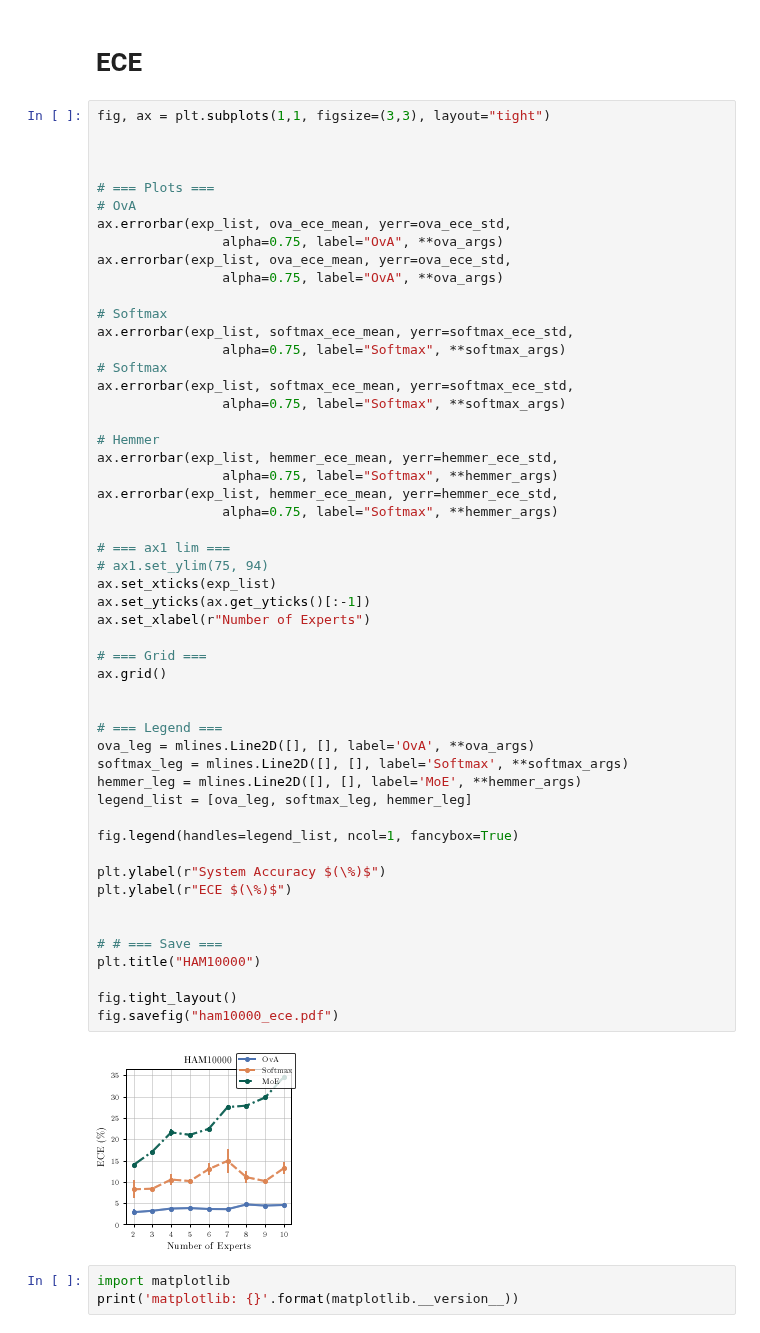
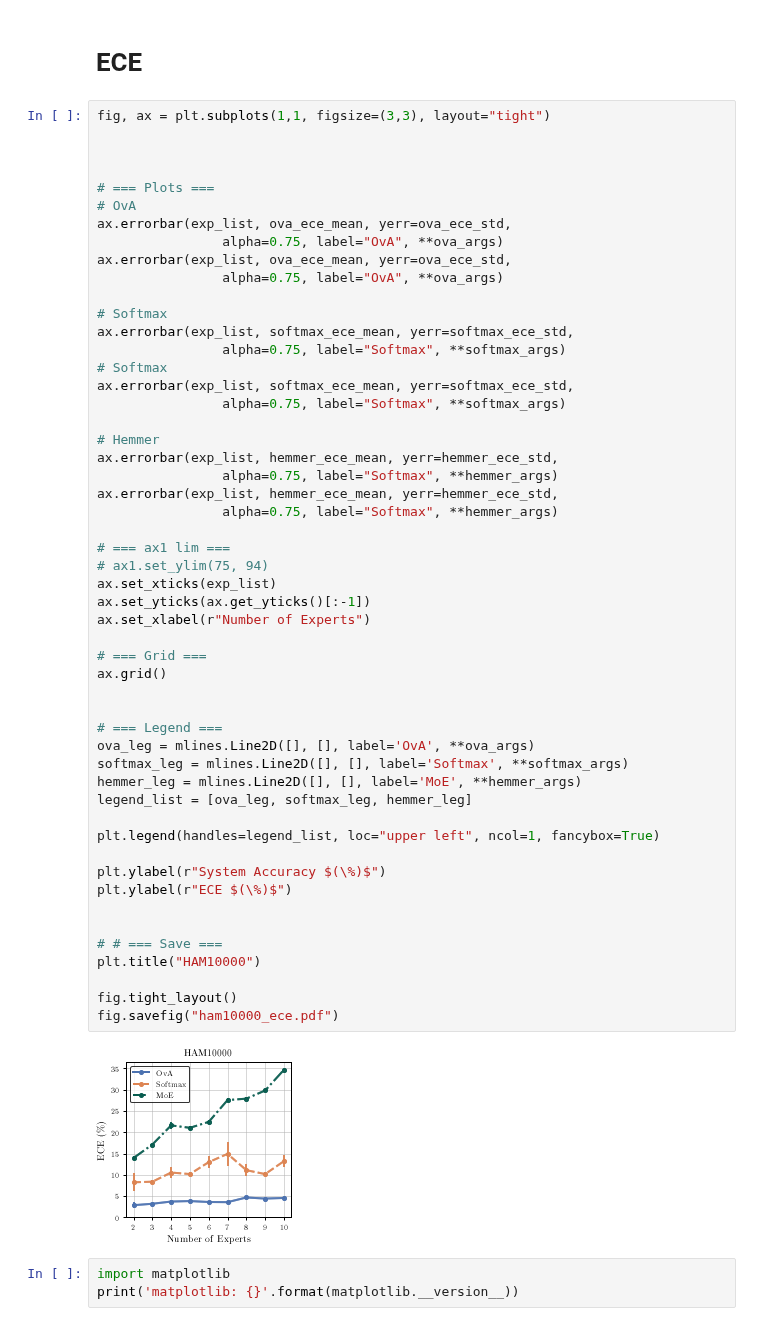
Before and after one commit to rajevv/Multi_L2D, a Jupyter notebook: ham10000/HAM10000Rebuttal.ipynb, the cells around one changed output. Drawn from its saved outputs; the diff is of its cells as text.

```diff
--- a/ham10000/HAM10000Rebuttal.ipynb
+++ b/ham10000/HAM10000Rebuttal.ipynb
@@ -226,35 +227,35 @@ ax.errorbar(exp_list, hemmer_ece_mean, yerr=hemmer_ece_std,
 ax.errorbar(exp_list, hemmer_ece_mean, yerr=hemmer_ece_std,
                 alpha=0.75, label="Softmax", **hemmer_args)
 
 # === ax1 lim ===
 # ax1.set_ylim(75, 94)
 ax.set_xticks(exp_list)
 ax.set_yticks(ax.get_yticks()[:-1])
 ax.set_xlabel(r"Number of Experts")
 
 # === Grid ===
 ax.grid()
 
 
 # === Legend ===
 ova_leg = mlines.Line2D([], [], label='OvA', **ova_args)
 softmax_leg = mlines.Line2D([], [], label='Softmax', **softmax_args)
 hemmer_leg = mlines.Line2D([], [], label='MoE', **hemmer_args)
 legend_list = [ova_leg, softmax_leg, hemmer_leg]
 
-fig.legend(handles=legend_list, ncol=1, fancybox=True)
+plt.legend(handles=legend_list, loc="upper left", ncol=1, fancybox=True)
 
 plt.ylabel(r"System Accuracy $(\%)$")
 plt.ylabel(r"ECE $(\%)$")
 
 
 # # === Save ===
 plt.title("HAM10000")
 
 fig.tight_layout()
 fig.savefig("ham10000_ece.pdf")
 # %% [output]
-[figure, old version]
+[figure, new version]
 # %%
 import matplotlib
 print('matplotlib: {}'.format(matplotlib.__version__))
```
Also changed, not shown: parts of 1 cell of this notebook, 2 other files.
